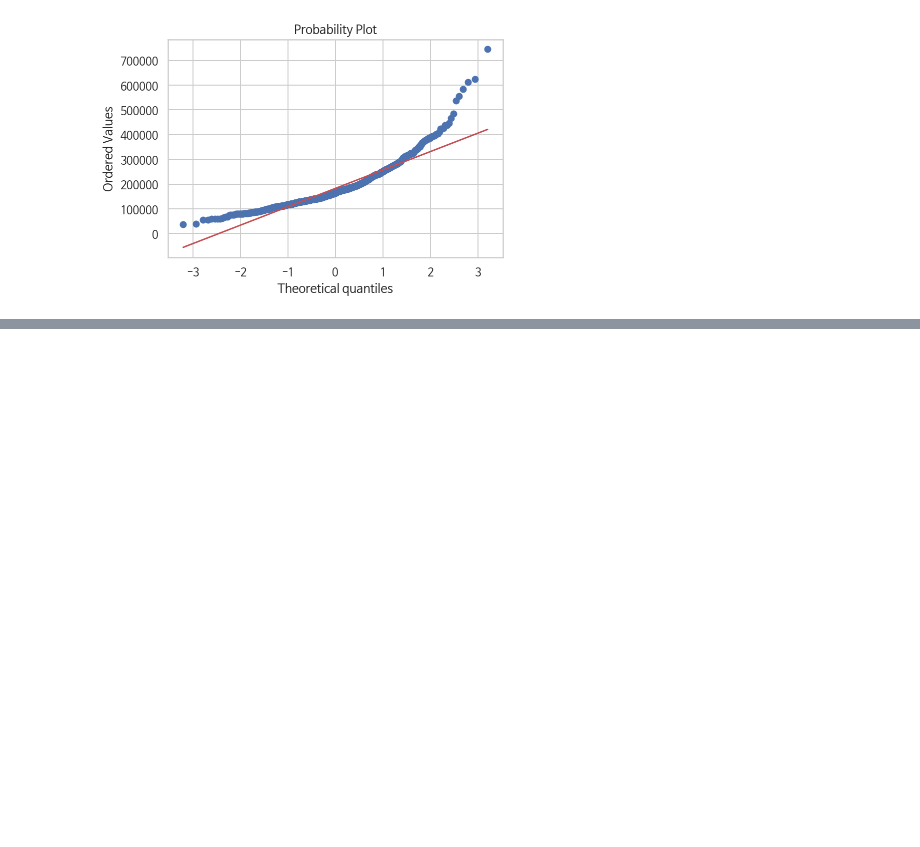
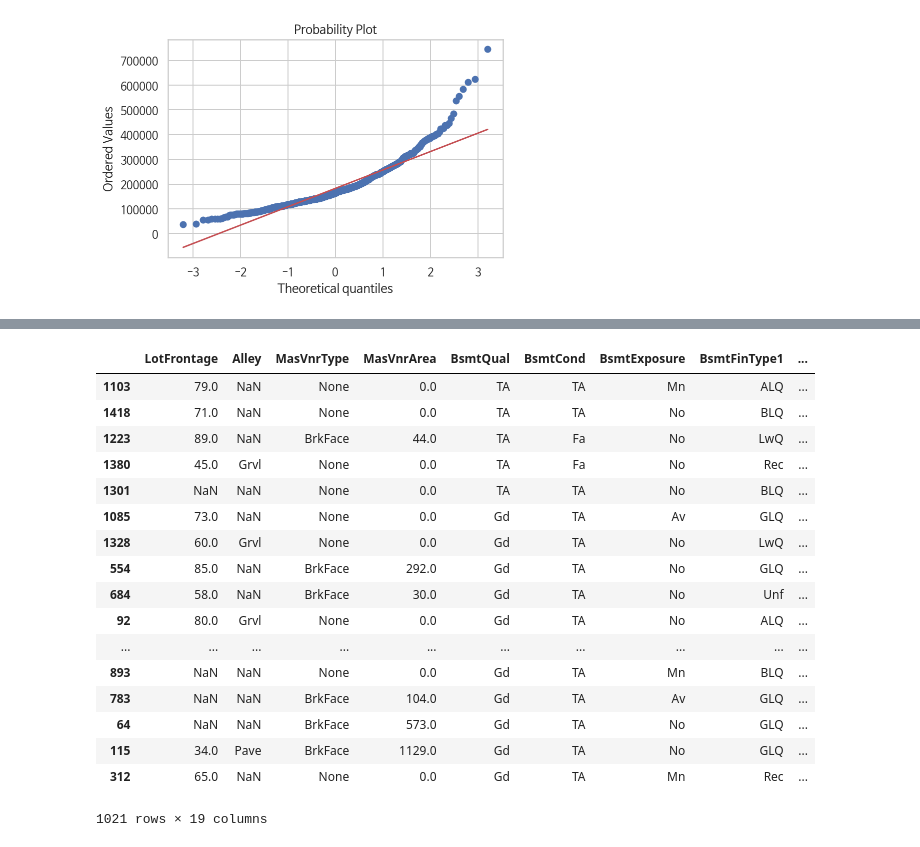
Before and after one commit to lim800/DoNotUse, a Jupyter notebook: SemiProject/houseplrices/jjlim.ipynb, the cells around one changed output, grey strips where cells are left out. Saved outputs shown, nothing was run; the diff lists cells and outputs as text; code cells hidden in the pictures; blank space fills up the shorter version.

```diff
--- a/SemiProject/houseplrices/jjlim.ipynb
+++ b/SemiProject/houseplrices/jjlim.ipynb
@@ -127,0 +158,23 @@ len(NA_col)
+# %%
+# 컬럼별 NA값 내용 확인
+na_list = df_train[col_null]
+na_list
+# %% [output]
+|  | LotFrontage | Alley | MasVnrType | MasVnrArea | BsmtQual | BsmtCond | BsmtExposure | BsmtFinType1 | ... |
+| 1103 | 79.0 | NaN | None | 0.0 | TA | TA | Mn | ALQ | ... |
+| 1418 | 71.0 | NaN | None | 0.0 | TA | TA | No | BLQ | ... |
+| 1223 | 89.0 | NaN | BrkFace | 44.0 | TA | Fa | No | LwQ | ... |
+| 1380 | 45.0 | Grvl | None | 0.0 | TA | Fa | No | Rec | ... |
+| 1301 | NaN | NaN | None | 0.0 | TA | TA | No | BLQ | ... |
+| 1085 | 73.0 | NaN | None | 0.0 | Gd | TA | Av | GLQ | ... |
+| 1328 | 60.0 | Grvl | None | 0.0 | Gd | TA | No | LwQ | ... |
+| 554 | 85.0 | NaN | BrkFace | 292.0 | Gd | TA | No | GLQ | ... |
+| 684 | 58.0 | NaN | BrkFace | 30.0 | Gd | TA | No | Unf | ... |
+| 92 | 80.0 | Grvl | None | 0.0 | Gd | TA | No | ALQ | ... |
+| ... | ... | ... | ... | ... | ... | ... | ... | ... | ... |
+| 893 | NaN | NaN | None | 0.0 | Gd | TA | Mn | BLQ | ... |
+| 783 | NaN | NaN | BrkFace | 104.0 | Gd | TA | Av | GLQ | ... |
+| 64 | NaN | NaN | BrkFace | 573.0 | Gd | TA | No | GLQ | ... |
+| 115 | 34.0 | Pave | BrkFace | 1129.0 | Gd | TA | No | GLQ | ... |
+| 312 | 65.0 | NaN | None | 0.0 | Gd | TA | Mn | Rec | ... |
+1021 rows × 19 columns
```
Also changed, not shown: parts of 30 cells of this notebook.
